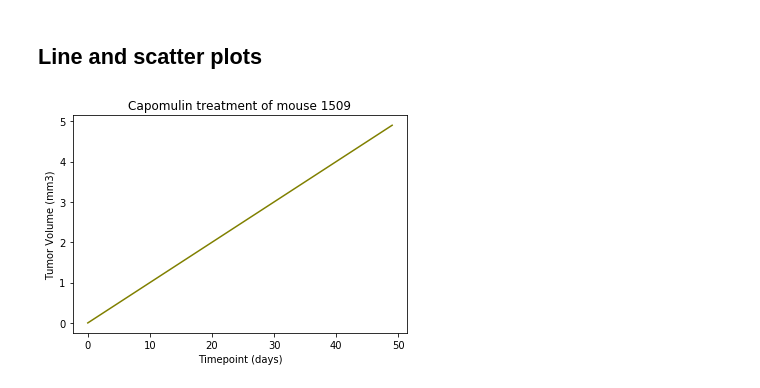
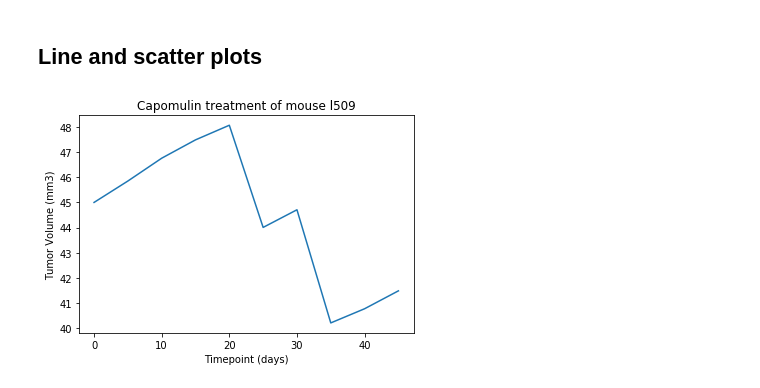
Before and after one commit to nnhamoinesu22/Matplotlib-Challenge, a Jupyter notebook: Pymaceuticals/pymaceuticals_starter.ipynb, the cells around one changed output. Saved outputs shown, nothing was run; the diff lists cells and outputs as text; code cells hidden in the pictures.

```diff
--- a/Pymaceuticals/pymaceuticals_starter.ipynb
+++ b/Pymaceuticals/pymaceuticals_starter.ipynb
@@ -200,19 +195,18 @@ plt.show()
 [figure]
 # %% [markdown]
 ## Line and scatter plots
-# %%
-# Generate a line plot of time point versus tumor volume for a mouse treated with Capomulin
-df = study_data_combined
-x_axis = np.arange(0, 5, 0.1)
-#y_list = treatment_reg = df["Tumor Volume (mm3)"].value_counts() #df.["Tumor Volume (mm3)"].values()
-#print(y_list)
-
-plt.title('Capomulin treatment of mouse 1509')
-plt.xlabel("Timepoint (days)")
-plt.ylabel("Tumor Volume (mm3)")
-plt.plot(x_axis, color="olive", label="Capomulin")
-plt.show()
-# %% [output]
-[figure, removed]
+# %%
+
+
+cap_table=study_data_combined.loc[study_data_combined["Drug Regimen"]=="Capomulin"]
+id_l509=cap_table.loc[cap_table["Mouse ID"]=="l509"]
+plt.plot(id_l509["Timepoint"],id_l509["Tumor Volume (mm3)"])
+plt.title("Capomulin treatment of mouse l509")
+plt.ylabel("Tumor Volume (mm3)")
+plt.xlabel("Timepoint (days)")
+#plt.savefig("Charts/Mouse_l509_Capomulin_Treatment.png")
+plt.show()
+# %% [output]
+[figure, added]
 # %%
 # Generate a scatter plot of mouse weight versus average tumor volume for the Capomulin regimen
```
Also changed, not shown: parts of 6 cells of this notebook.
